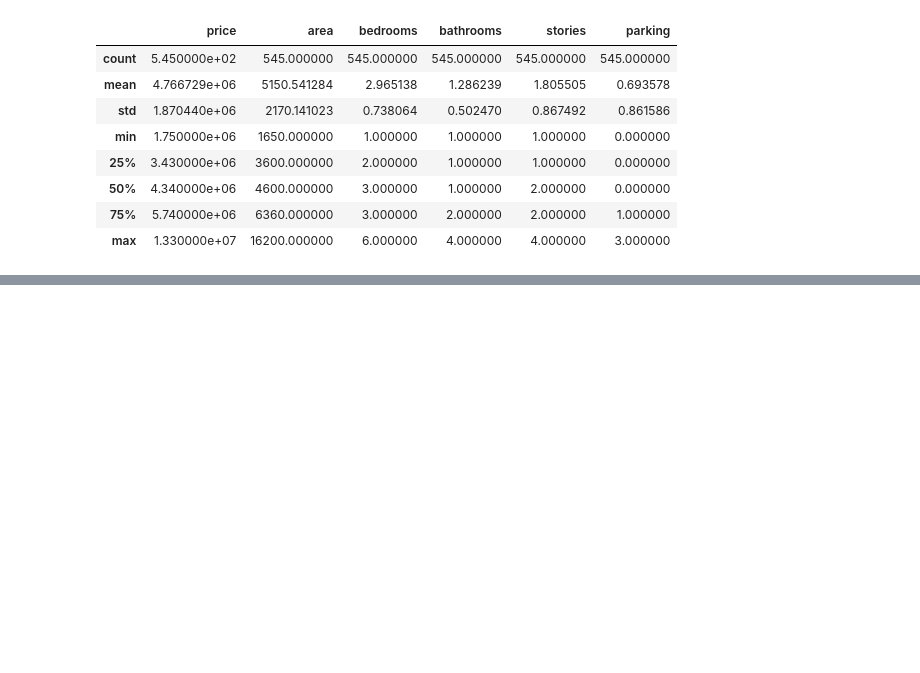
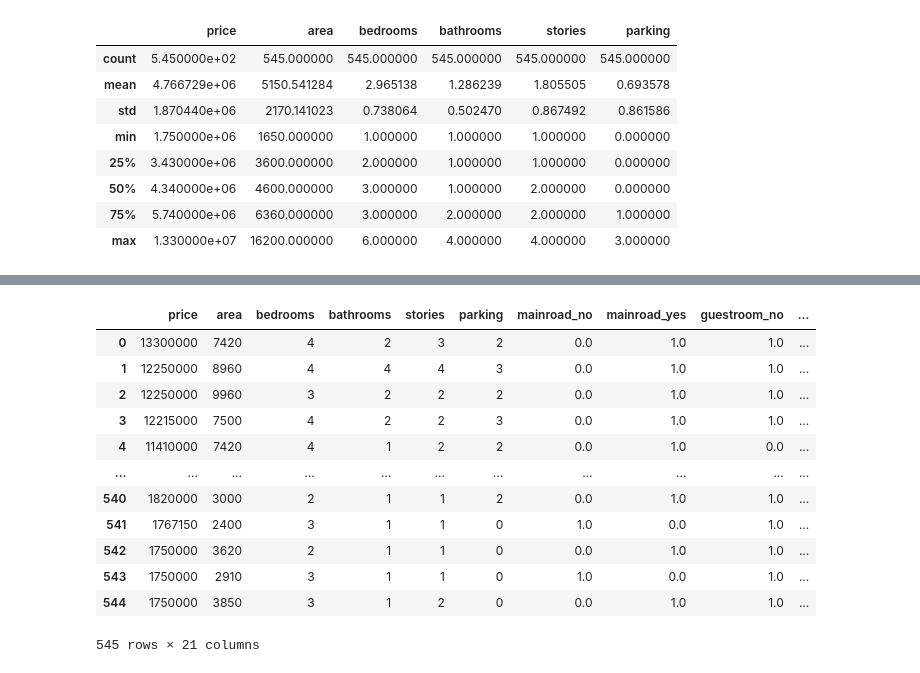
Before and after one commit to iamsurajdev/predict-house-pricing, a Jupyter notebook: main.ipynb, the cells around one changed output, grey strips where cells are left out. Drawn from its saved outputs; the diff is of its cells as text; code cells hidden in the pictures; blank space fills up the shorter version.

```diff
--- a/main.ipynb
+++ b/main.ipynb
@@ -65,0 +79,4 @@ data.describe()
+# %%
+# checking for the columns which have non-numerical values
+cat_col = data.select_dtypes('object').columns.tolist()
+cat_col
@@ -65,0 +91,5 @@ data.describe()
+# %%
+from sklearn.preprocessing import OneHotEncoder
+
+encoder = OneHotEncoder(sparse_output= False, handle_unknown='ignore')
+encoder.fit(data[cat_col])
@@ -65,0 +98,3 @@ data.describe()
+# %%
+encoded_cols = encoder.get_feature_names_out(cat_col)
+encoded_cols
@@ -65,0 +108,3 @@ data.describe()
+# %%
+data[encoded_cols] = encoder.transform(data[cat_col])
+data
@@ -65,0 +125,17 @@ data.describe()
+# %%
+data.drop(columns= cat_col, inplace= True)
+data
+# %% [output]
+|  | price | area | bedrooms | bathrooms | stories | parking | mainroad_no | mainroad_yes | guestroom_no | ... |
+| 0 | 13300000 | 7420 | 4 | 2 | 3 | 2 | 0.0 | 1.0 | 1.0 | ... |
+| 1 | 12250000 | 8960 | 4 | 4 | 4 | 3 | 0.0 | 1.0 | 1.0 | ... |
+| 2 | 12250000 | 9960 | 3 | 2 | 2 | 2 | 0.0 | 1.0 | 1.0 | ... |
+| 3 | 12215000 | 7500 | 4 | 2 | 2 | 3 | 0.0 | 1.0 | 1.0 | ... |
+| 4 | 11410000 | 7420 | 4 | 1 | 2 | 2 | 0.0 | 1.0 | 0.0 | ... |
+| ... | ... | ... | ... | ... | ... | ... | ... | ... | ... | ... |
+| 540 | 1820000 | 3000 | 2 | 1 | 1 | 2 | 0.0 | 1.0 | 1.0 | ... |
+| 541 | 1767150 | 2400 | 3 | 1 | 1 | 0 | 1.0 | 0.0 | 1.0 | ... |
+| 542 | 1750000 | 3620 | 2 | 1 | 1 | 0 | 0.0 | 1.0 | 1.0 | ... |
+| 543 | 1750000 | 2910 | 3 | 1 | 1 | 0 | 1.0 | 0.0 | 1.0 | ... |
+| 544 | 1750000 | 3850 | 3 | 1 | 2 | 0 | 0.0 | 1.0 | 1.0 | ... |
+545 rows × 21 columns
```
Also changed, not shown: parts of 18 cells of this notebook.
